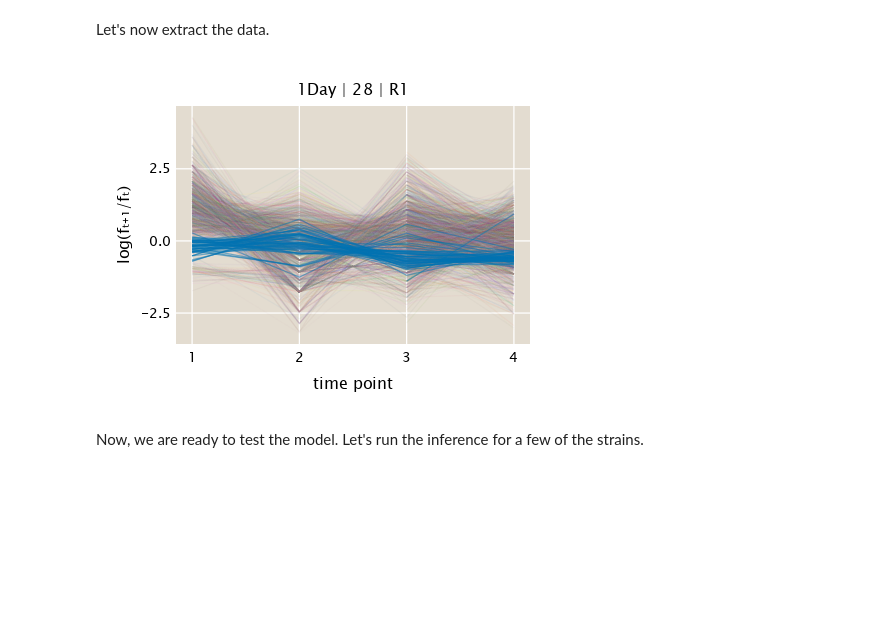
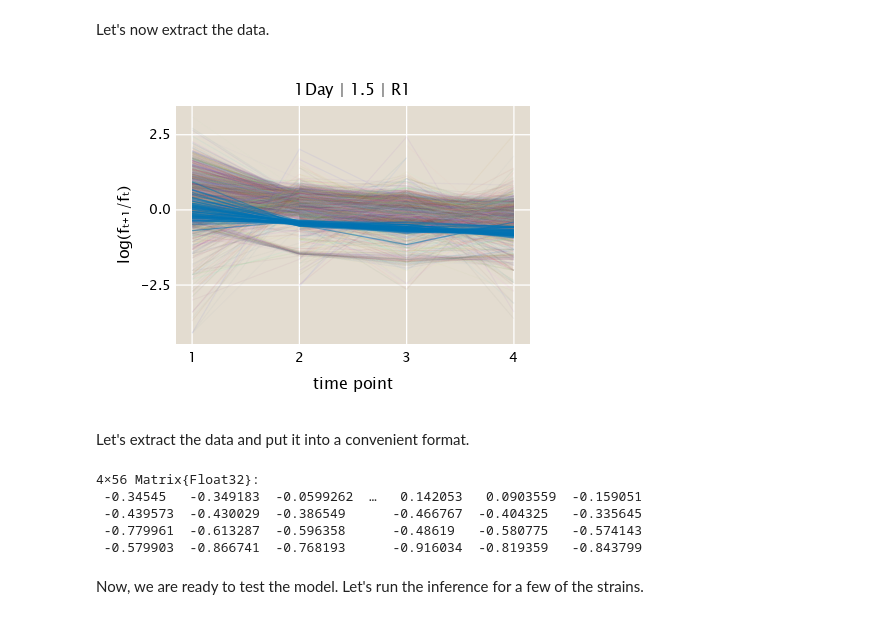
Before and after one commit to mrazomej/bayesian_fitness, a Jupyter notebook: code/exploratory/bayesian_mutant_fitness.ipynb, the cells around one changed output. Cells and saved outputs as stored; diff of their text form; code cells hidden in the pictures; blank space fills up the shorter version.

```diff
--- a/code/exploratory/bayesian_mutant_fitness.ipynb
+++ b/code/exploratory/bayesian_mutant_fitness.ipynb
@@ -138,14 +139,14 @@ fitness_mutants (generic function with 2 methods)
 Let's now extract the data.
 # %%
 # Define information for data to extract
-# batch = "Batch2"
+batch = "Batch2"
+hub = "1Day"
+perturbation = "1.5"
+rep = "R1"
+# batch = "Batch1"
 # hub = "1Day"
-# perturbation = "1.5"
+# perturbation = "28"
 # rep = "R1"
-batch = "Batch1"
-hub = "1Day"
-perturbation = "28"
-rep = "R1"
 
 
 # Extract data. Note: The time T0 is common to all perturbations, thus, it must
@@ -185,21 +186,6 @@ for d in data_group
     )
 end # for
 
-# Extract data for mutants
-logf_mut = hcat(
-    [
-        Float32.(DF.sort(d, :time).logf)
-        for d in DF.groupby(data_log[.!data_log.neutral, :], :barcode)
-    ]...
-)
-# Extract data for neutral lineages
-logf_neutral = hcat(
-    [
-        Float32.(DF.sort(d, :time).logf)
-        for d in DF.groupby(data_log[data_log.neutral, :], :barcode)
-    ]...
-)
-
 # Initialize figure
 fig = Figure(resolution=(450, 350))
 
@@ -211,34 +197,57 @@ ax = Axis(
     title="$(hub) | $(perturbation) | $(rep)"
 )
 
 # Define color palette
 colors = ColorSchemes.glasbey_hv_n256
 
 # group data by barcode
 data_group = DF.groupby(data_log[.!data_log.neutral, :], :barcode)
 # Loop through trajectories
 for bc in data_group
     # Plot trajectory
     lines!(
         bc.logf,
         color=(colors[StatsBase.sample(1:length(colors))], 0.05)
     )
 end # for
 
 # group neutral barcodes by barcode
 data_group = DF.groupby(data_log[data_log.neutral, :], :barcode)
 # Loop through trajectories
 for bc in data_group
     # Plot trajectory
     lines!(
         bc.logf,
         color=(ColorSchemes.seaborn_colorblind[1], 0.5)
     )
 end # for
 
 fig
 # %% [output]
-[figure, old version]
+[figure, new version]
+# %% [markdown]
+Let's extract the data and put it into a convenient format.
+# %%
+# Extract data for mutants
+logf_mut = hcat(
+    [
+        Float32.(DF.sort(d, :time).logf)
+        for d in DF.groupby(data_log[.!data_log.neutral, :], :barcode)
+    ]...
+)
+# Extract data for neutral lineages
+logf_neutral = hcat(
+    [
+        Float32.(DF.sort(d, :time).logf)
+        for d in DF.groupby(data_log[data_log.neutral, :], :barcode)
+    ]...
+)
+# %% [output]
+4×56 Matrix{Float32}:
+ -0.34545   -0.349183  -0.0599262  …   0.142053   0.0903559  -0.159051
+ -0.439573  -0.430029  -0.386549      -0.466767  -0.404325   -0.335645
+ -0.779961  -0.613287  -0.596358      -0.48619   -0.580775   -0.574143
+ -0.579903  -0.866741  -0.768193      -0.916034  -0.819359   -0.843799
 # %% [markdown]
 Now, we are ready to test the model. Let's run the inference for a few of the
 strains.
```
Also changed, not shown: parts of 13 cells of this notebook.
